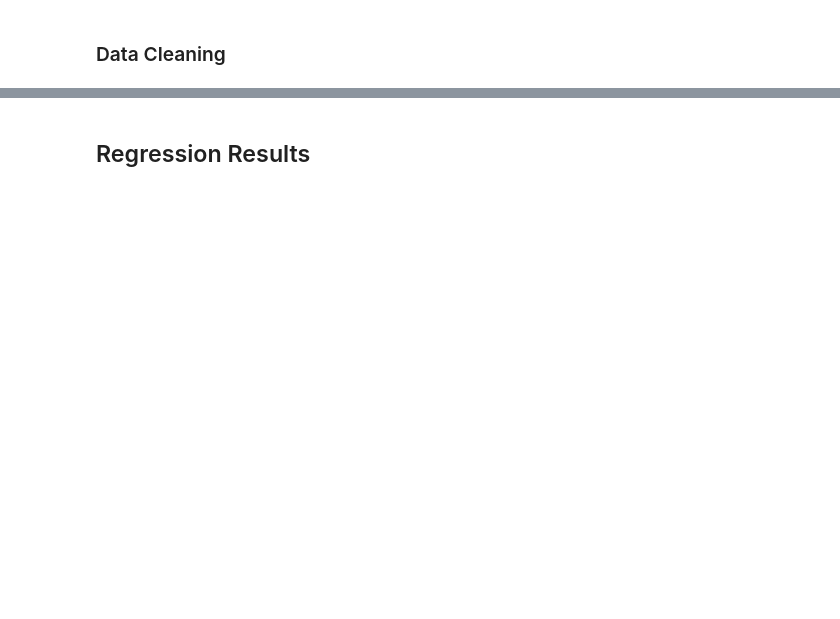
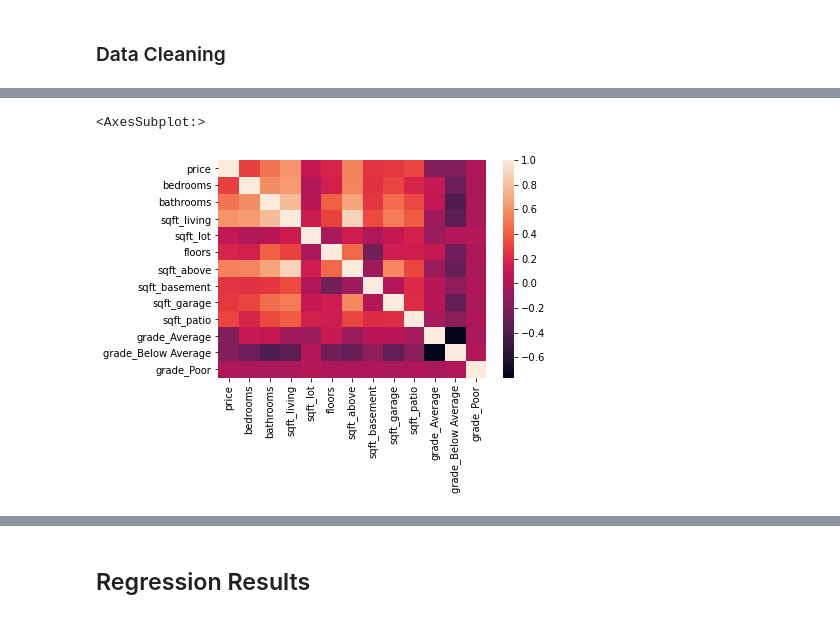
Before and after one commit to Tammarion/da-capstone-project-enterprise, a Jupyter notebook: index.ipynb, the cells around one changed output, grey strips where cells are left out. Drawn from its saved outputs; the diff is of its cells as text; code cells hidden in the pictures; blank space fills up the shorter version.

```diff
--- a/index.ipynb
+++ b/index.ipynb
@@ -22,0 +416,20 @@
+# %%
+data_clean = data_clean.replace({
+    'grade': {
+        '1 Cabin': 'Poor',
+        '2 Substandard': 'Poor',
+        '3 Poor': 'Poor',
+        '4 Low': 'Below Average',
+        '5 Fair': 'Below Average',
+        '6 Low Average': 'Below Average',
+        '7 Average': 'Average',
+        '8 Good': 'Average',
+        '9 Better': 'Average',
+        '10 Very Good': 'Above Average',
+        '11 Excellent': 'Above Average',
+        '12 Luxury' : 'Above Average',
+        '13 Mansion': 'Above Average'
+
+    }
+}
+)
@@ -22,0 +460,4 @@
+# %%
+not_needed = ["date", "waterfront", "greenbelt", "nuisance", "view", "condition", "heat_source", "sewer_system", "yr_built", "yr_renovated"]
+# %%
+model_clean = data_clean.drop(columns=not_needed)
@@ -22,0 +475,2 @@
+# %%
+model_clean = pd.get_dummies(data=model_clean, columns=["grade"], drop_first=True)
@@ -22,0 +505,5 @@
+# %%
+sns.heatmap(model_clean.corr())
+# %% [output]
+<AxesSubplot:>
+[figure, added]
```
Also changed, not shown: parts of 203 cells of this notebook.
